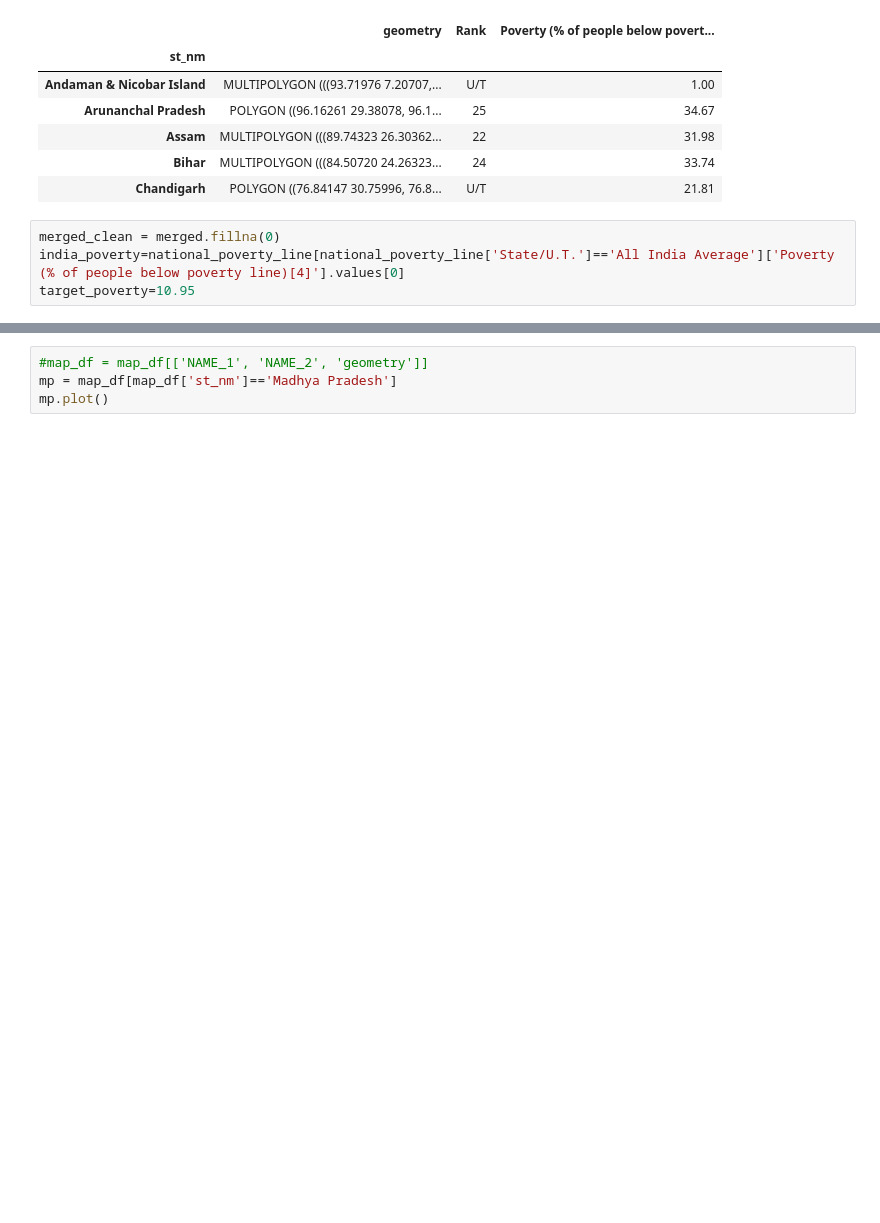
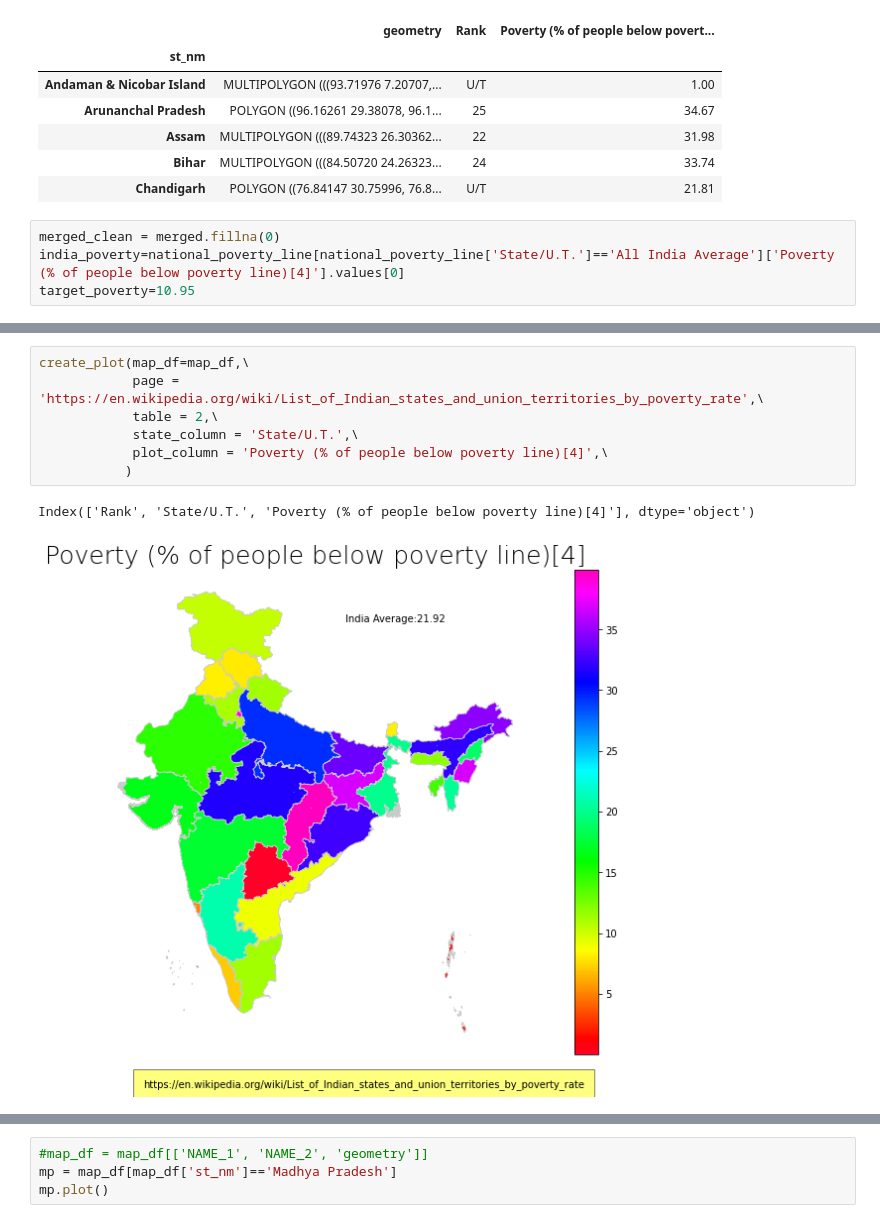
Before and after one commit to sourabhjain14/sourabhjain14.github.io, a Jupyter notebook: index.ipynb, the cells around one changed output, grey strips where cells are left out. Saved outputs shown, nothing was run; the diff lists cells and outputs as text; blank space fills up the shorter version.

```diff
--- a/index.ipynb
+++ b/index.ipynb
@@ -185,0 +233,10 @@ merged_clean.plot(column='Poverty (% of people below poverty line)[4]', cmap='gi
+# %%
+create_plot(map_df=map_df,\
+            page = 'https://en.wikipedia.org/wiki/List_of_Indian_states_and_union_territories_by_poverty_rate',\
+            table = 2,\
+            state_column = 'State/U.T.',\
+            plot_column = 'Poverty (% of people below poverty line)[4]',\
+           )
+# %% [output]
+Index(['Rank', 'State/U.T.', 'Poverty (% of people below poverty line)[4]'], dtype='object')
+[figure, added]
```
Also changed, not shown: parts of 4 cells of this notebook.
